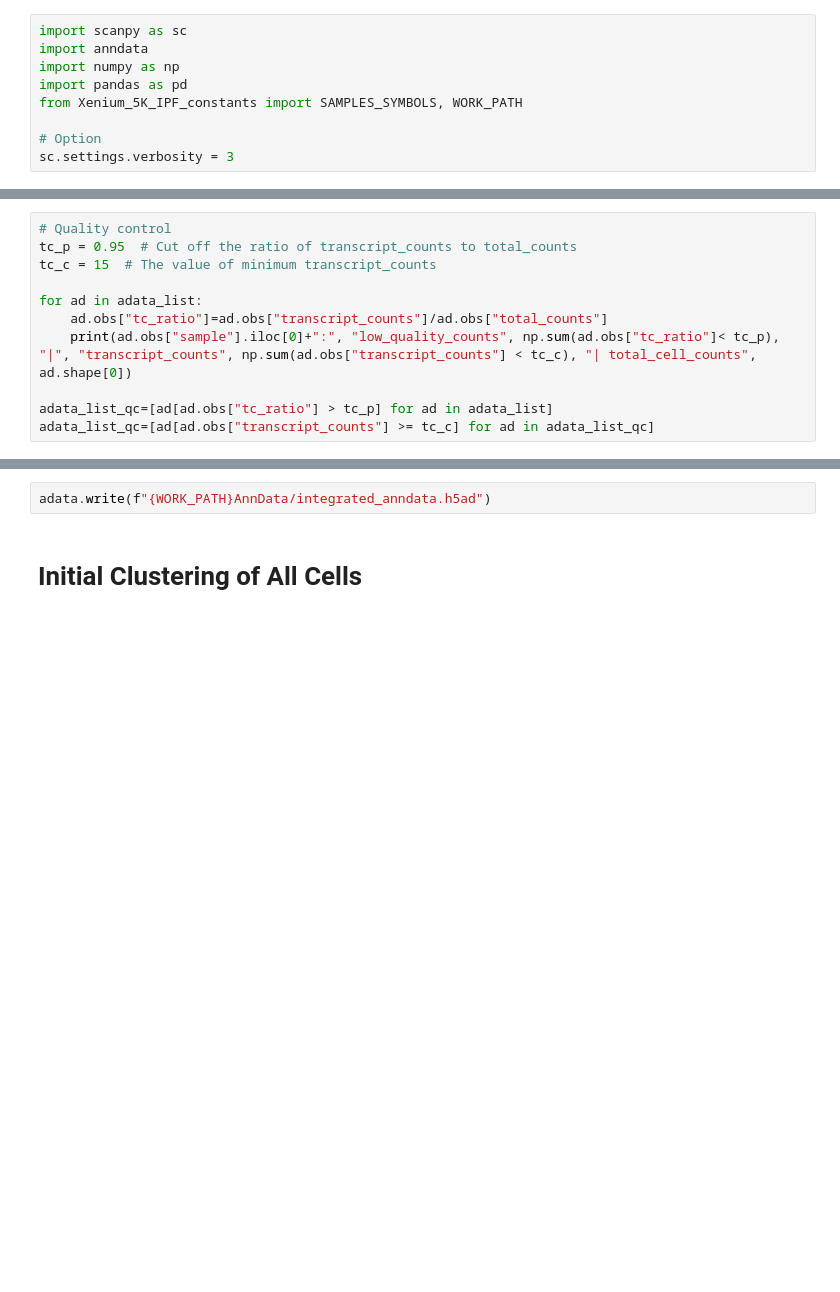
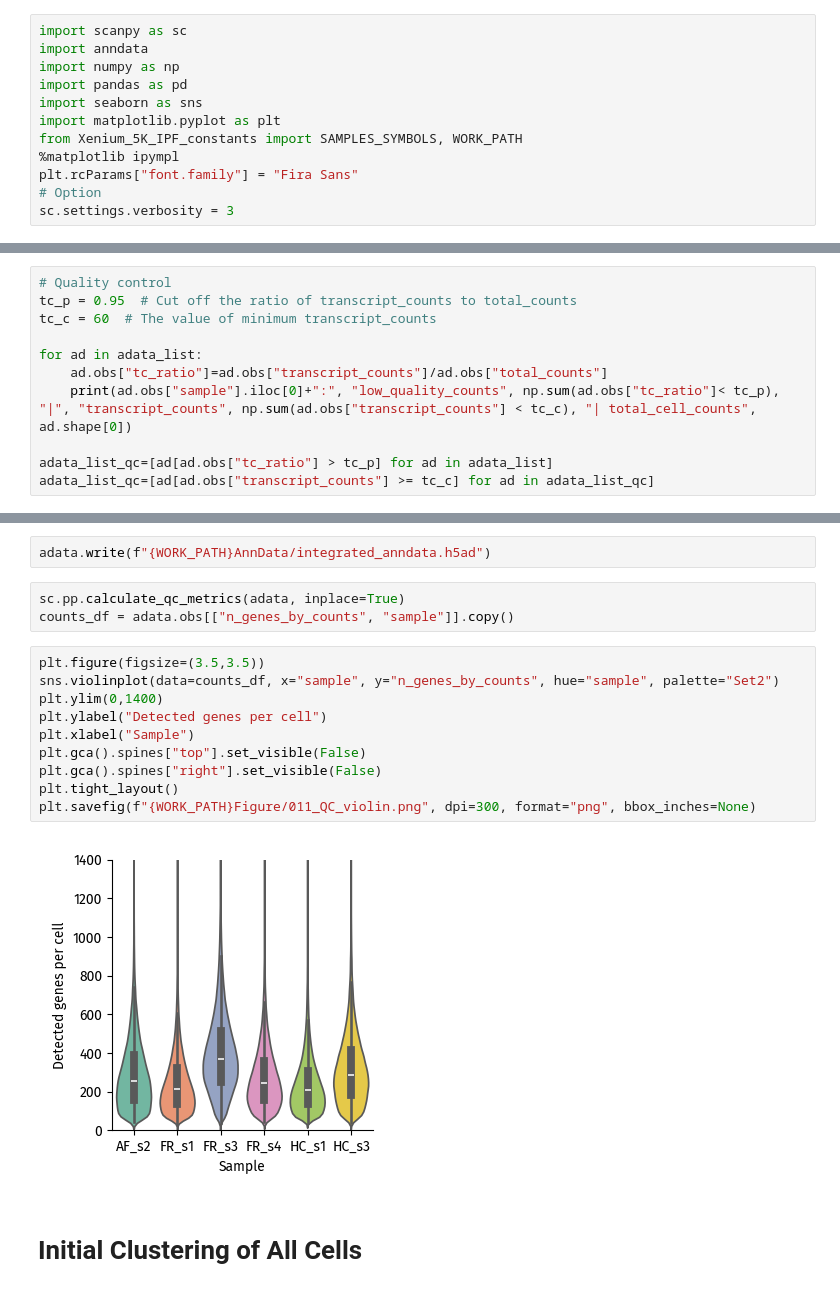
Before and after one commit to Respiratory-med-Kyushu-univ/Xenium_5k_IPF, a Jupyter notebook: Xenium_5k_IPF_011_initial_clustering.ipynb, the cells around one changed output, grey strips where cells are left out. Drawn from its saved outputs; the diff is of its cells as text; blank space fills up the shorter version.

```diff
--- a/Xenium_5k_IPF_011_initial_clustering.ipynb
+++ b/Xenium_5k_IPF_011_initial_clustering.ipynb
@@ -33,8 +33,11 @@ import scanpy as sc
 import anndata
 import numpy as np
 import pandas as pd
+import seaborn as sns
+import matplotlib.pyplot as plt
 from Xenium_5K_IPF_constants import SAMPLES_SYMBOLS, WORK_PATH
-
+%matplotlib ipympl
+plt.rcParams["font.family"] = "Fira Sans"
 # Option
 sc.settings.verbosity = 3
 # %%
@@ -45,7 +48,7 @@ for n, ss in enumerate(SAMPLES_SYMBOLS):
 # %%
 # Quality control
 tc_p = 0.95  # Cut off the ratio of transcript_counts to total_counts
-tc_c = 15  # The value of minimum transcript_counts
+tc_c = 60  # The value of minimum transcript_counts
 
 for ad in adata_list:
     ad.obs["tc_ratio"]=ad.obs["transcript_counts"]/ad.obs["total_counts"]
@@ -82,6 +92,21 @@ panel_5k_genes = pd.DataFrame(temp_dict)
 panel_5k_genes.to_csv(f"{WORK_PATH}CSV/5k_panel_genes.csv", index=False)
 # %%
 adata.write(f"{WORK_PATH}AnnData/integrated_anndata.h5ad")
+# %%
+sc.pp.calculate_qc_metrics(adata, inplace=True)
+counts_df = adata.obs[["n_genes_by_counts", "sample"]].copy()
+# %%
+plt.figure(figsize=(3.5,3.5))
+sns.violinplot(data=counts_df, x="sample", y="n_genes_by_counts", hue="sample", palette="Set2")
+plt.ylim(0,1400)
+plt.ylabel("Detected genes per cell")
+plt.xlabel("Sample")
+plt.gca().spines["top"].set_visible(False)
+plt.gca().spines["right"].set_visible(False)
+plt.tight_layout()
+plt.savefig(f"{WORK_PATH}Figure/011_QC_violin.png", dpi=300, format="png", bbox_inches=None)
+# %% [output]
+[figure, added]
 # %% [markdown]
 # Initial Clustering of All Cells
 # %%
```
Also changed, not shown: parts of 10 cells of this notebook, 18 other files.
